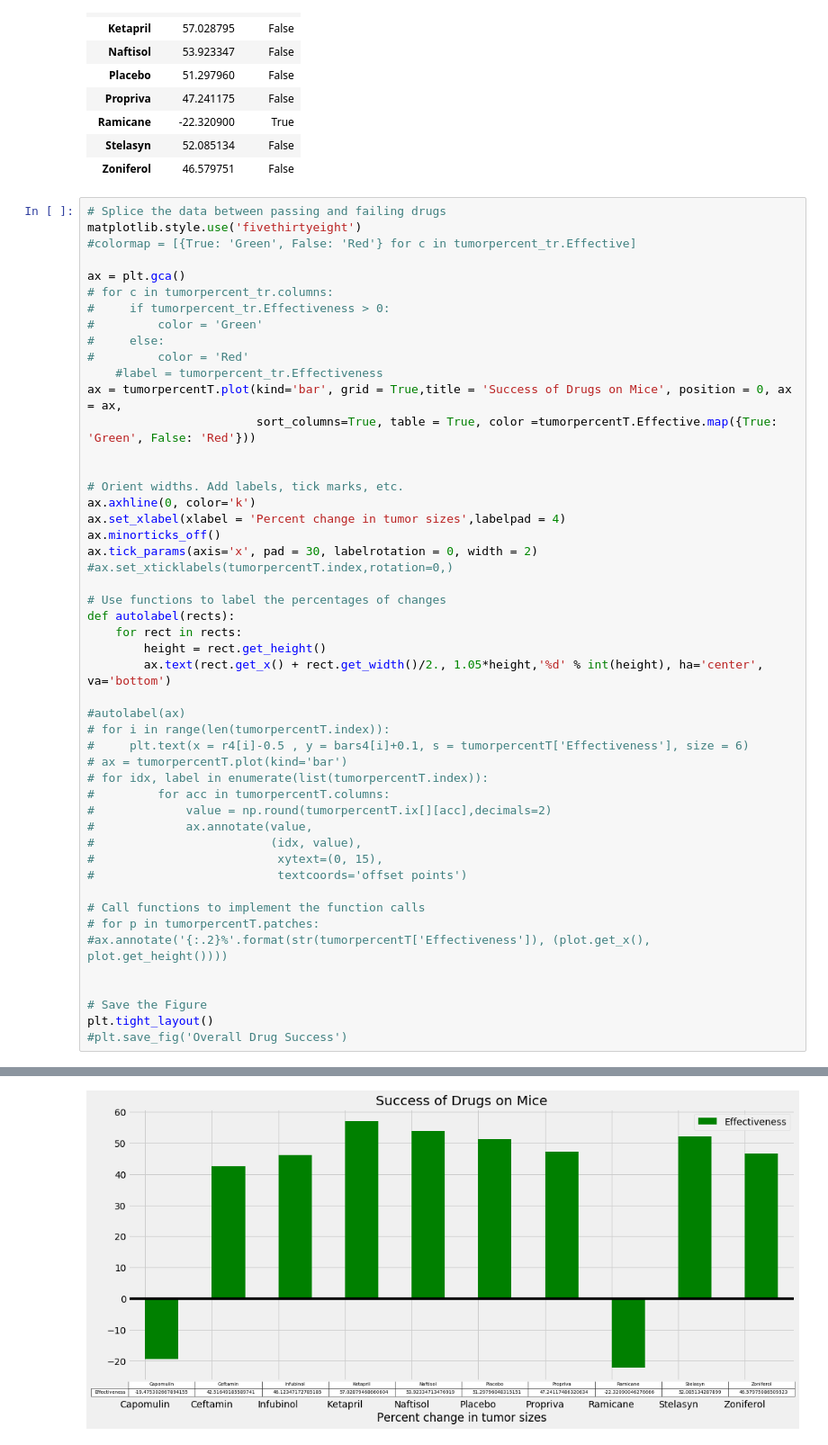
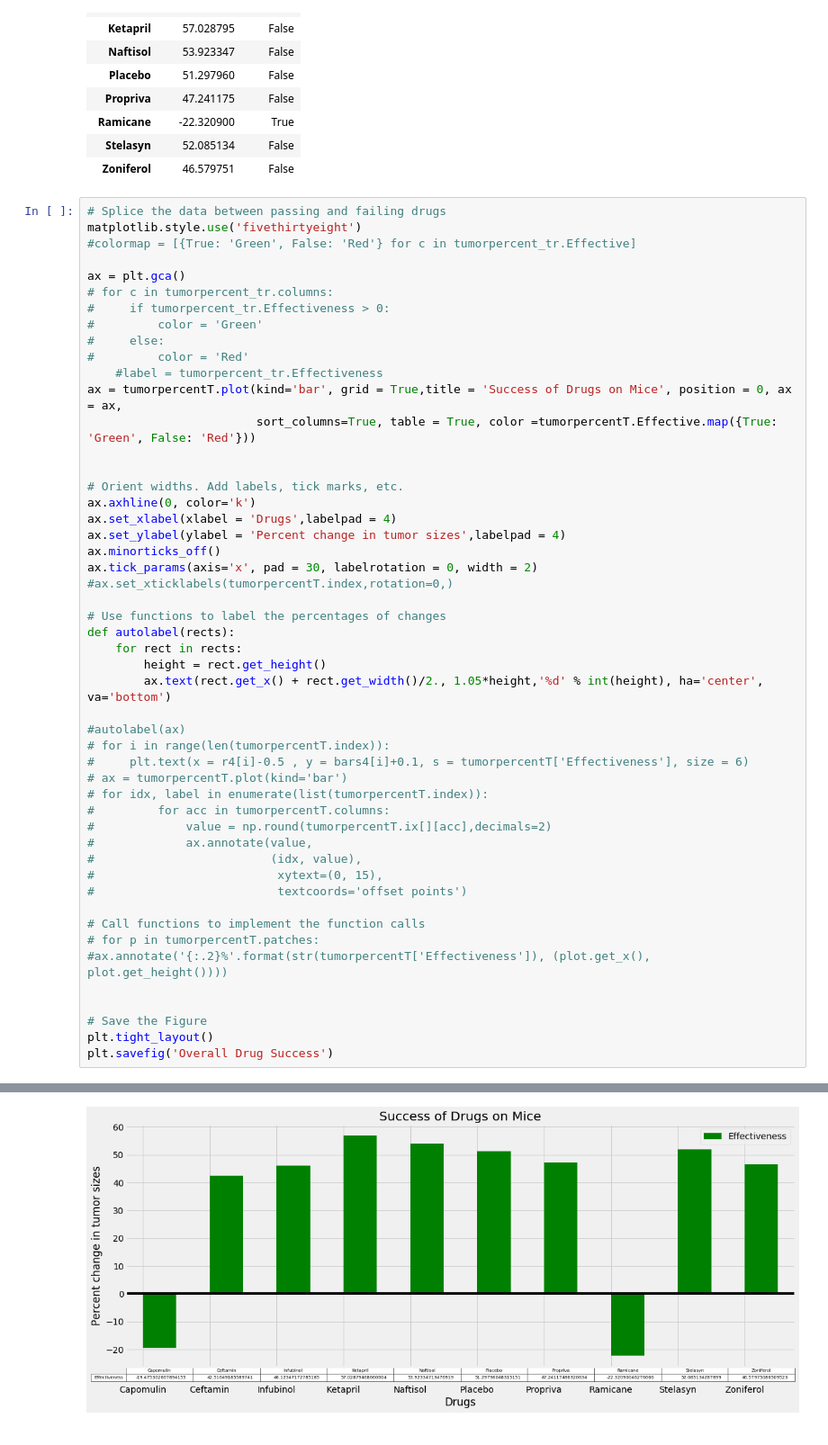
Before and after one commit to SnehaKellogg/matplotlib_pharma, a Jupyter notebook: pymaceuticals.ipynb, the cells around one changed output, grey strips where cells are left out. Shown: that part at 90% size. Cells and saved outputs as stored; diff of their text form.

Commit message:
Savefig uncommented

```diff
--- a/pymaceuticals.ipynb
+++ b/pymaceuticals.ipynb
@@ -321,7 +334,8 @@ ax = tumorpercentT.plot(kind='bar', grid = True,title = 'Success of Drugs on Mic
 
 # Orient widths. Add labels, tick marks, etc.
 ax.axhline(0, color='k')
-ax.set_xlabel(xlabel = 'Percent change in tumor sizes',labelpad = 4)
+ax.set_xlabel(xlabel = 'Drugs',labelpad = 4)
+ax.set_ylabel(ylabel = 'Percent change in tumor sizes',labelpad = 4)
 ax.minorticks_off()
 ax.tick_params(axis='x', pad = 30, labelrotation = 0, width = 2)
 #ax.set_xticklabels(tumorpercentT.index,rotation=0,)
@@ -351,5 +365,5 @@ def autolabel(rects):
 
 # Save the Figure
 plt.tight_layout()
-#plt.save_fig('Overall Drug Success')
+plt.savefig('Overall Drug Success')
 # %% [output]
@@ -357 +370 @@ NameError: name 'plot' is not defined
-[figure, old version]
+[figure, new version]
```
Also changed, not shown: parts of 2 cells of this notebook, 1 other file.
